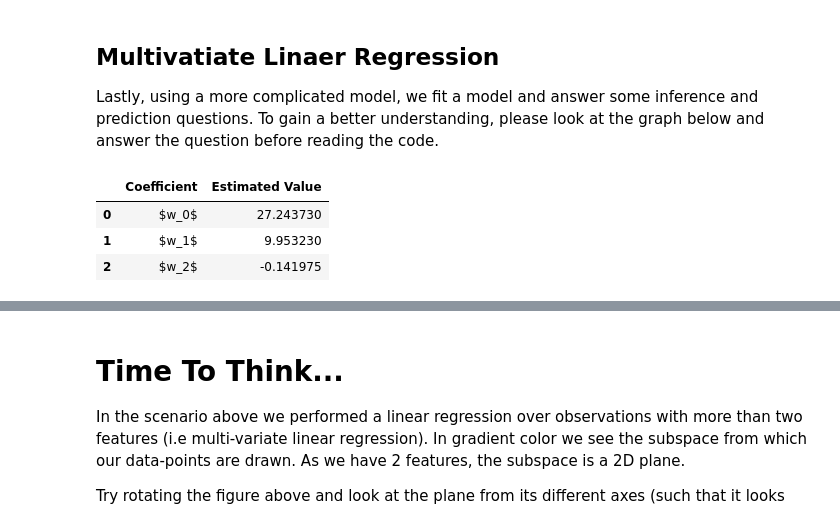
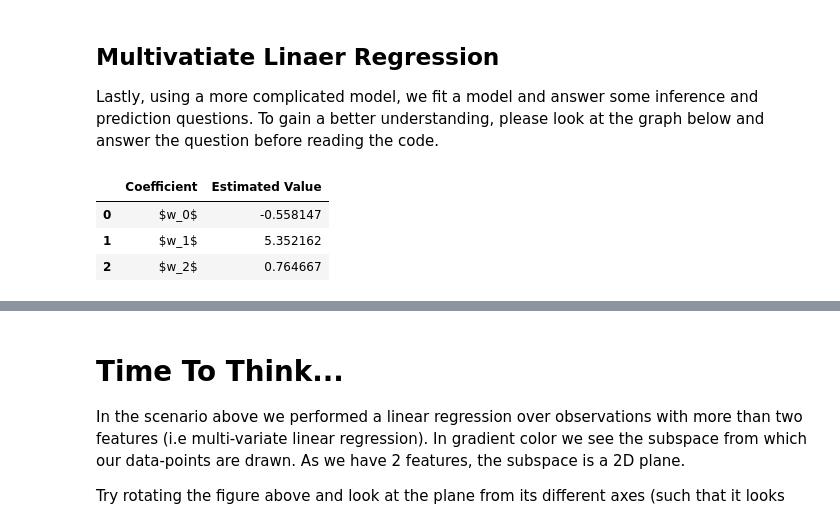
Before and after one commit to GreenGilad/IML.HUJI, a Jupyter notebook: lab/Lab 02 - Simple Linear Regression.ipynb, the cells around one changed output, grey strips where cells are left out. Drawn from its saved outputs; the diff is of its cells as text; code cells hidden in the pictures.

```diff
--- a/lab/Lab 02 - Simple Linear Regression.ipynb
+++ b/lab/Lab 02 - Simple Linear Regression.ipynb
@@ -141,24 +140,24 @@ To gain a better understanding, please look at the graph below and answer the qu
 # %%
 response = lambda x1, x2: 5*x1 + .1*x2 + 3
 
 min_x1, min_x2, max_x1, max_x2 = -10, -10, 10, 10
-xv1, xv2 = np.meshgrid(np.linspace(min_x1, max_x1, 10), np.linspace(min_x2, max_x2, 10))
+xv1, xv2 = np.meshgrid(np.linspace(min_x1, max_x1, 10), np.linspace(min_x2, max_x2, 100))
 surface = response(xv1, xv2)
 
-x = np.random.uniform((min_x1, min_x2), (max_x1, max_x2), (10, 2))
+x = np.random.uniform((min_x1, min_x2), (max_x1, max_x2), (100, 2))
 y_ = response(x[:,0], x[:,1])
 y = y_ + np.random.normal(0, 30, len(x))
 
 model = LinearRegression().fit(x, y)
 y_hat = model.predict(x)
 
 DataFrame({"Coefficient": [rf"$w_{{0}}$".format(i) for i in range(len(model.coef_)+1)],
            "Estimated Value": np.concatenate([[model.intercept_], model.coef_])})
 # %% [output]
 |  | Coefficient | Estimated Value |
-| 0 | $w_0$ | 27.243730 |
-| 1 | $w_1$ | 9.953230 |
-| 2 | $w_2$ | -0.141975 |
+| 0 | $w_0$ | -0.558147 |
+| 1 | $w_1$ | 5.352162 |
+| 2 | $w_2$ | 0.764667 |
 # %%
 go.Figure([go.Surface(x=xv1, y=xv2, z=surface, opacity=.5, showscale=False),
            go.Scatter3d(name="Real (noise-less) Points", x=x[:,0], y=x[:,1], z=y_,    mode="markers", marker=dict(color="black", size=2)),
```
Also changed, not shown: parts of 2 cells of this notebook, 3 other files.
